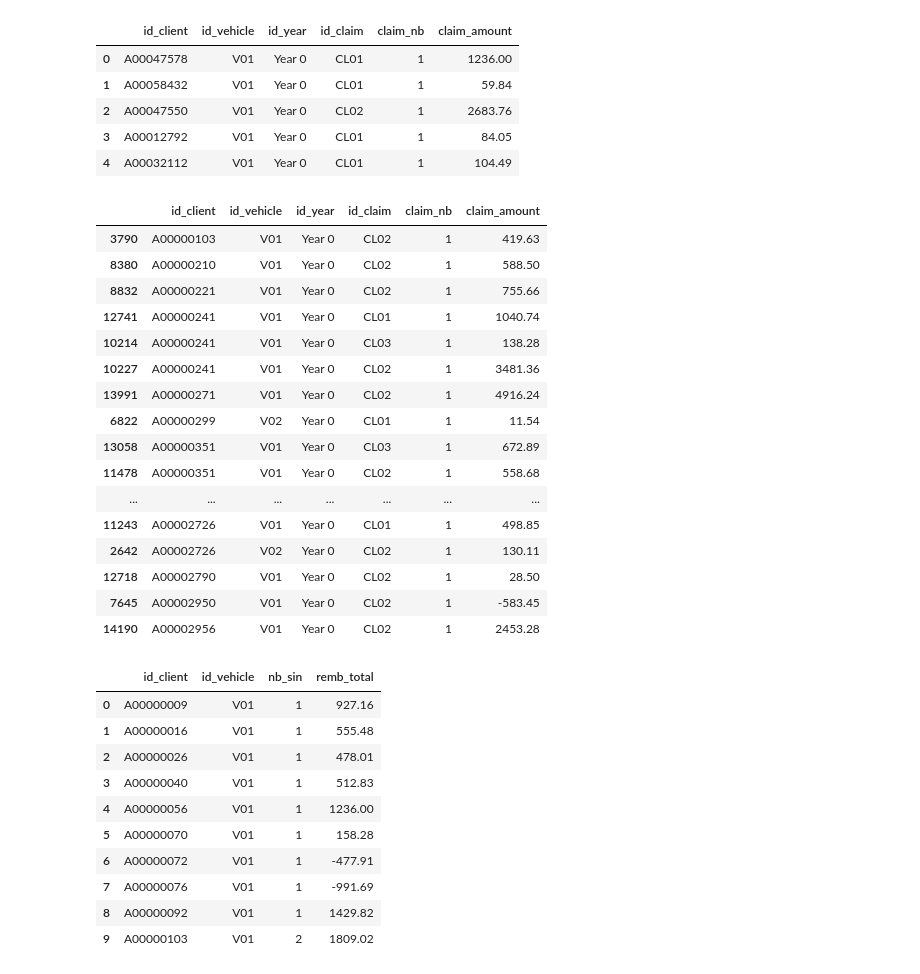
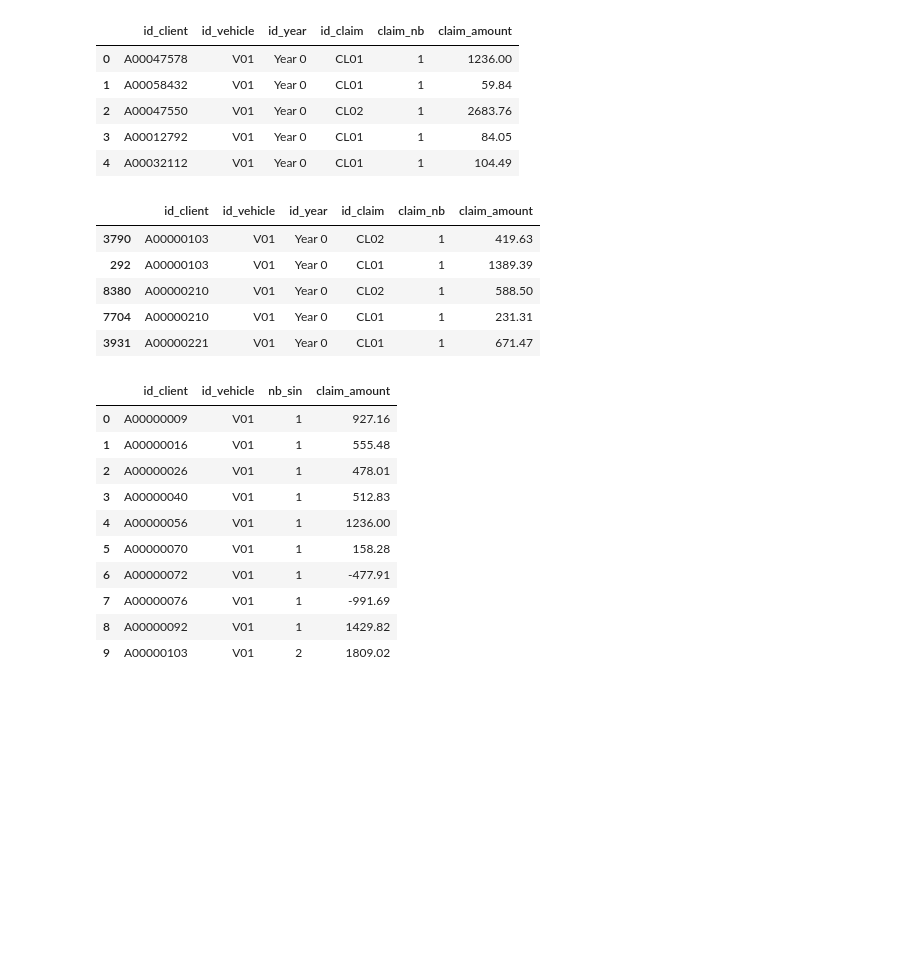
Before and after one commit to Younes009/ProjetDU, a Jupyter notebook: 1.1 Traitement des données train_pol et train_claim.ipynb, the cells around one changed output. Saved outputs shown, nothing was run; the diff lists cells and outputs as text; code cells hidden in the pictures; blank space fills up the shorter version.

```diff
--- a/1.1 Traitement des données train_pol et train_claim.ipynb
+++ b/1.1 Traitement des données train_pol et train_claim.ipynb
@@ -737,36 +737,26 @@ pg.head()
 | 3 | A00012792 | V01 | Year 0 | CL01 | 1 | 84.05 |
 | 4 | A00032112 | V01 | Year 0 | CL01 | 1 | 104.49 |
 # %%
-pg[pg['id_client'].duplicated()].sort_values(by='id_client').head(50)
+pg[pg['id_client'].duplicated(keep=False)].sort_values(by='id_client').head()
 # %% [output]
 |  | id_client | id_vehicle | id_year | id_claim | claim_nb | claim_amount |
 | 3790 | A00000103 | V01 | Year 0 | CL02 | 1 | 419.63 |
+| 292 | A00000103 | V01 | Year 0 | CL01 | 1 | 1389.39 |
 | 8380 | A00000210 | V01 | Year 0 | CL02 | 1 | 588.50 |
-| 8832 | A00000221 | V01 | Year 0 | CL02 | 1 | 755.66 |
-| 12741 | A00000241 | V01 | Year 0 | CL01 | 1 | 1040.74 |
-| 10214 | A00000241 | V01 | Year 0 | CL03 | 1 | 138.28 |
-| 10227 | A00000241 | V01 | Year 0 | CL02 | 1 | 3481.36 |
-| 13991 | A00000271 | V01 | Year 0 | CL02 | 1 | 4916.24 |
-| 6822 | A00000299 | V02 | Year 0 | CL01 | 1 | 11.54 |
-| 13058 | A00000351 | V01 | Year 0 | CL03 | 1 | 672.89 |
-| 11478 | A00000351 | V01 | Year 0 | CL02 | 1 | 558.68 |
-| ... | ... | ... | ... | ... | ... | ... |
-| 11243 | A00002726 | V01 | Year 0 | CL01 | 1 | 498.85 |
-| 2642 | A00002726 | V02 | Year 0 | CL02 | 1 | 130.11 |
-| 12718 | A00002790 | V01 | Year 0 | CL02 | 1 | 28.50 |
-| 7645 | A00002950 | V01 | Year 0 | CL02 | 1 | -583.45 |
-| 14190 | A00002956 | V01 | Year 0 | CL02 | 1 | 2453.28 |
+| 7704 | A00000210 | V01 | Year 0 | CL01 | 1 | 231.31 |
+| 3931 | A00000221 | V01 | Year 0 | CL01 | 1 | 671.47 |
 # %%
 other_columns = [col for col in pg.columns if col not in ['id_client', 'id_vehicle','claim_amount', 'claim_nb']]
 df_sin = pg[['id_client', 'id_vehicle','claim_amount', 'claim_nb']]
+
 aggsin = df_sin.groupby(['id_client','id_vehicle']).agg(
     nb_sin=pd.NamedAgg(column='claim_nb', aggfunc='sum'),  # Compter le nombre de sinistre par client
-    remb_total=pd.NamedAgg(column='claim_amount', aggfunc='sum'),  # Somme des montants des réclamations par client
+    claim_amount=pd.NamedAgg(column='claim_amount', aggfunc='sum'),  # Somme des montants des réclamations par client
 ).reset_index()
 
 aggsin.head(10)
 # %% [output]
-|  | id_client | id_vehicle | nb_sin | remb_total |
+|  | id_client | id_vehicle | nb_sin | claim_amount |
 | 0 | A00000009 | V01 | 1 | 927.16 |
 | 1 | A00000016 | V01 | 1 | 555.48 |
 | 2 | A00000026 | V01 | 1 | 478.01 |
```
Also changed, not shown: parts of 1 cell of this notebook, 8 other files.
